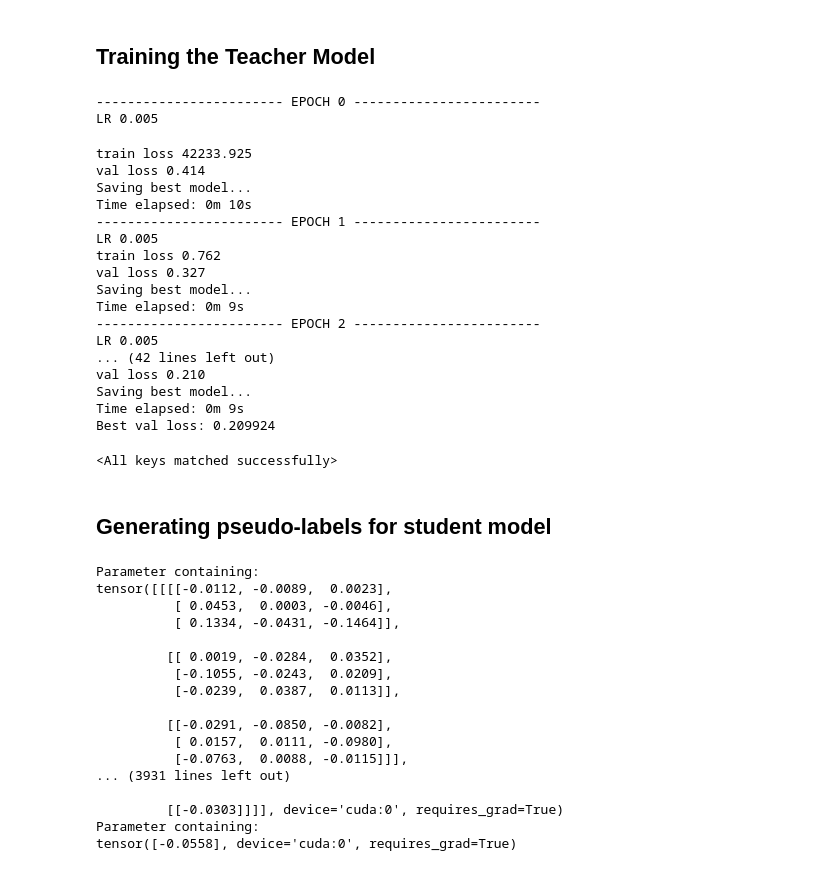
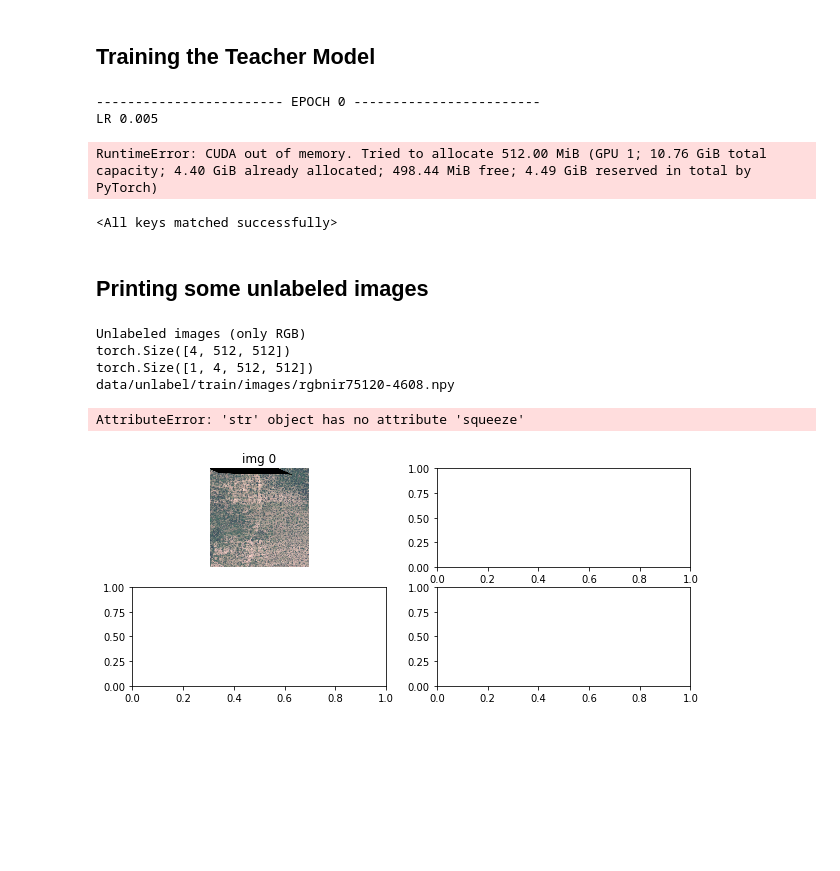
Before and after one commit to ariangcc/bsc_thesis, a Jupyter notebook: seg_net/Self-training net.ipynb, the cells around one changed output. Cells and saved outputs as stored; diff of their text form; code cells hidden in the pictures; blank space fills up the shorter version.

```diff
--- a/seg_net/Self-training net.ipynb
+++ b/seg_net/Self-training net.ipynb
@@ -48,6 +48,6 @@ input_channels = 4
 batch_size = 4
 lr = 0.005
 # %%
-device = torch.device("cuda:0" if torch.cuda.is_available() else "cpu")
+device = torch.device("cuda:1" if torch.cuda.is_available() else "cpu")
 print(device)
 # %% [output]
@@ -60,7 +60,7 @@ model_teach = UNet11(num_classes=num_classes, input_channels=input_channels)
 model_stud = UNet11(num_classes=num_classes, input_channels=input_channels)
 # %%
 if torch.cuda.is_available():
-    model_teach = nn.DataParallel(model_teach, device_ids=[0])
+    model_teach = nn.DataParallel(model_teach, device_ids=[1])
     #model_stud = nn.DataParallel(model_stud).to(device)
 # %%
 data_path = Path("data/")
@@ -105,7 +105,7 @@ def make_loader(file_names, shuffle=False, transform=None, limit=None,  mode = "
         dataset=WaterDataset(file_names, transform=transform, mode = mode,limit=limit),
         shuffle=shuffle,
         batch_size= batch_size,
-        pin_memory=torch.cuda.is_available()
+        pin_memory=False
     )
 # %% [markdown]
 ## Transformations
@@ -230,7 +244,6 @@ for epoch in range(num_epochs):
             scheduler.step()
             for param_group in optimizer.param_groups:
                 print("LR", param_group['lr'])
-                f.write("LR" +  str(param_group['lr']) + "\n")
 
             model_teach.train()  # Set model to training mode
         else:
@@ -275,47 +288,34 @@ f.close()
 # %% [output]
 ------------------------ EPOCH 0 ------------------------
 LR 0.005
-train loss 42233.925
-val loss 0.414
-Saving best model...
-Time elapsed: 0m 10s
------------------------- EPOCH 1 ------------------------
-LR 0.005
-train loss 0.762
-val loss 0.327
-Saving best model...
-Time elapsed: 0m 9s
------------------------- EPOCH 2 ------------------------
-LR 0.005
-... (42 lines left out)
-val loss 0.210
-Saving best model...
-Time elapsed: 0m 9s
-Best val loss: 0.209924
+RuntimeError: CUDA out of memory. Tried to allocate 512.00 MiB (GPU 1; 10.76 GiB total capacity; 4.40 GiB already allocated; 498.44 MiB free; 4.49 GiB reserved in total by PyTorch)
 # %%
 model_teach.load_state_dict(best_model_teach_wts)
 # %% [output]
 <All keys matched successfully>
-# %% [markdown]
-## Generating pseudo-labels for student model
-# %%
-for param in model_teach.parameters():
-    print(param)
-# %% [output]
-Parameter containing:
-tensor([[[[-0.0112, -0.0089,  0.0023],
-          [ 0.0453,  0.0003, -0.0046],
-          [ 0.1334, -0.0431, -0.1464]],
-
-         [[ 0.0019, -0.0284,  0.0352],
-          [-0.1055, -0.0243,  0.0209],
-          [-0.0239,  0.0387,  0.0113]],
-
-         [[-0.0291, -0.0850, -0.0082],
-          [ 0.0157,  0.0111, -0.0980],
-          [-0.0763,  0.0088, -0.0115]]],
-... (3931 lines left out)
-
-         [[-0.0303]]]], device='cuda:0', requires_grad=True)
-Parameter containing:
-tensor([-0.0558], device='cuda:0', requires_grad=True)
+# %% [markdown]
+## Printing some unlabeled images
+# %%
+print('Unlabeled images (only RGB)')
+images, labels = next(iter(train_loader_unlab))
+
+fig, axes = plt.subplots(figsize=(10,4), ncols=2, nrows=2)
+for ii in range(2):
+    ax = axes[0][ii]
+    print(images[ii].shape)
+    utils_plot.imshow(images[ii], mean_values, std_values, ax=ax, normalize=True, title="img {}".format(ii))
+    print(images[ii].unsqueeze(0).shape)
+    label = torch.sigmoid(model_teach(images[ii].unsqueeze(0)))
+    label = label.squeeze().cpu().detach().numpy()
+
+    #print(label.shape)
+    ax = axes[1][ii]
+    ax.imshow(labels[ii].squeeze().numpy())
+    #ax.imshow(label)
+# %% [output]
+Unlabeled images (only RGB)
+torch.Size([4, 512, 512])
+torch.Size([1, 4, 512, 512])
+data/unlabel/train/images/rgbnir75120-4608.npy
+AttributeError: 'str' object has no attribute 'squeeze'
+[figure, added]
```
Also changed, not shown: parts of 4 cells of this notebook, 1 other file.
